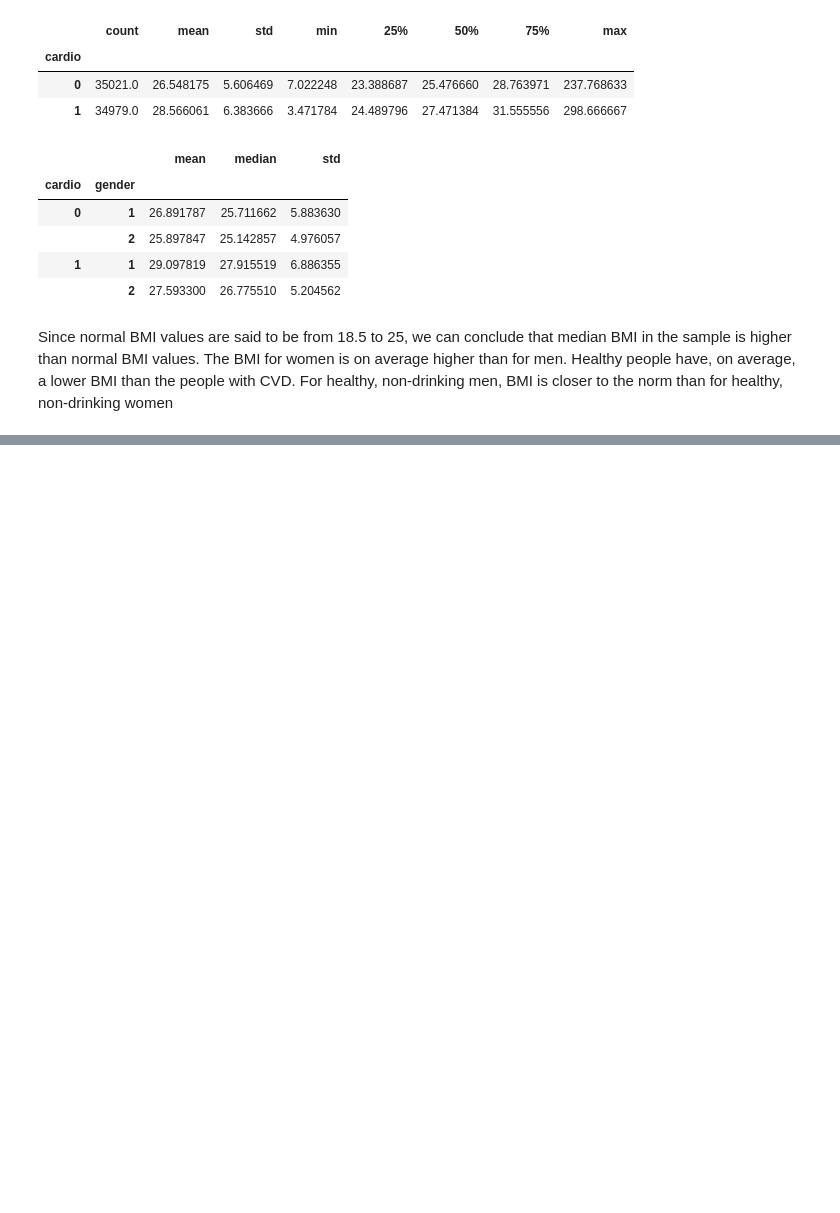
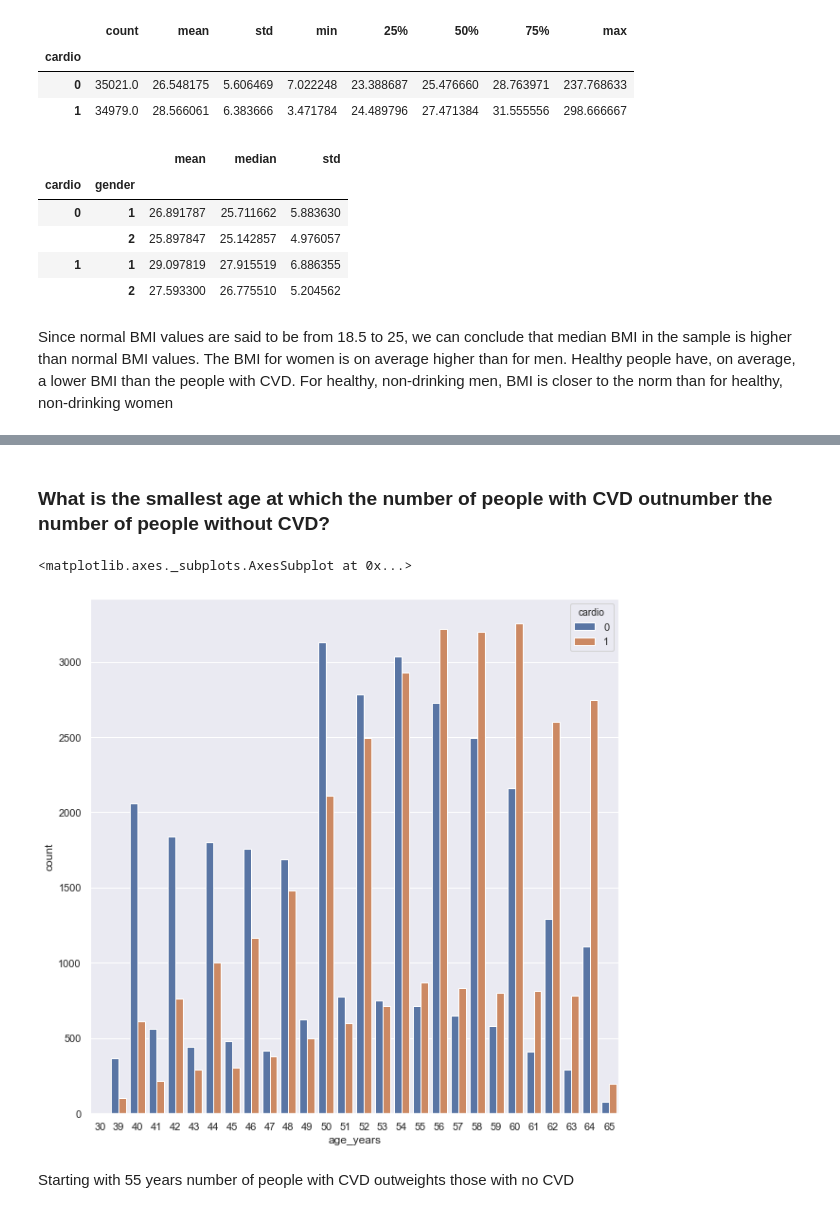
Before and after one commit to olkudrina/ods_ai-practice, a Jupyter notebook: VDA/Cardiovascular disease VDA.ipynb, the cells around one changed output, grey strips where cells are left out. Cells and saved outputs as stored; diff of their text form; code cells hidden in the pictures; blank space fills up the shorter version.

```diff
--- a/VDA/Cardiovascular disease VDA.ipynb
+++ b/VDA/Cardiovascular disease VDA.ipynb
@@ -241,0 +315,10 @@ For healthy, non-drinking men, BMI is closer to the norm than for healthy, non-d
+# %% [markdown]
+### What is the smallest age at which the number of people with CVD outnumber the number of people without CVD?
+# %%
+plt.figure(figsize = (10,10))
+sns.countplot(x = 'age_years', hue = 'cardio', data = df)
+# %% [output]
+<matplotlib.axes._subplots.AxesSubplot at 0x...>
+[figure, added]
+# %% [markdown]
+Starting with 55 years number of people with CVD outweights those with no CVD
```
Also changed, not shown: parts of 15 cells of this notebook.
